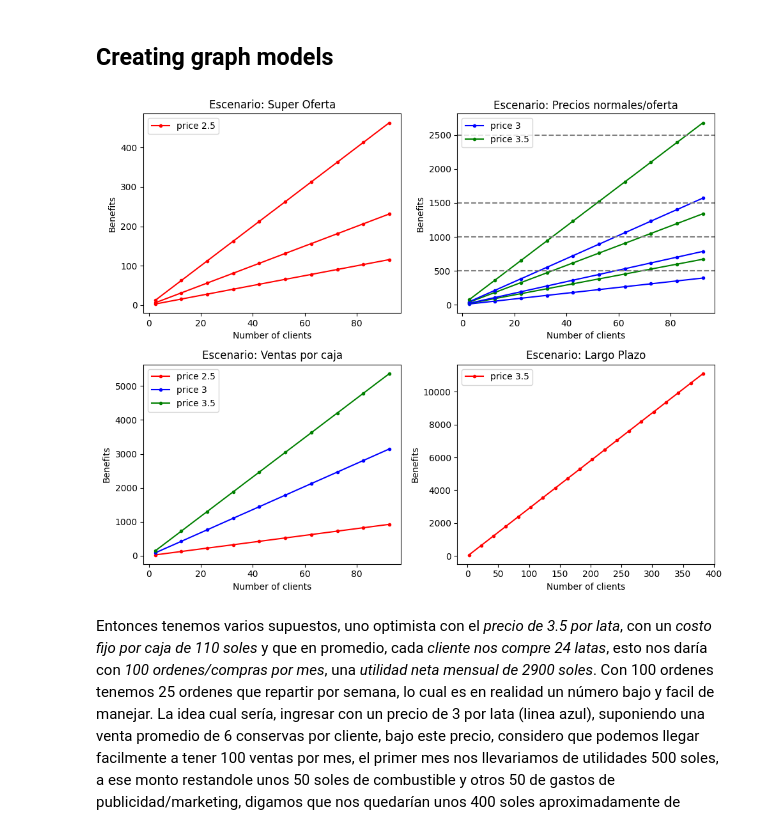
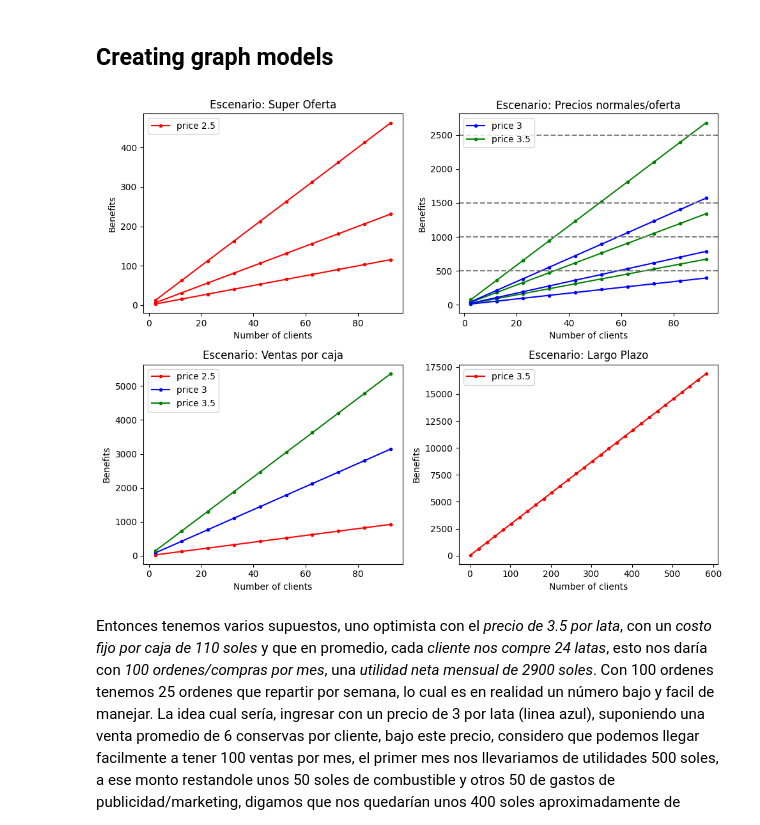
Before and after one commit to chopper210397/Lydemar, a Jupyter notebook: eda_lima_business_case.ipynb, the cells around one changed output. Saved outputs shown, nothing was run; the diff lists cells and outputs as text; code cells hidden in the pictures.

```diff
--- a/eda_lima_business_case.ipynb
+++ b/eda_lima_business_case.ipynb
@@ -72,36 +72,36 @@ plt.axhline(y = 2500, color = 'gray', linestyle = 'dashed')
 
 # THIRD PLOT
 plt.subplot(2, 2, 3)
 plt.plot(number_clients, benefit(number_clients , 0 , 3) , marker="." , color = 'red' , label = 'price 2.5' )
 plt.plot(number_clients, benefit(number_clients , 1 , 3) , marker="." , color = 'blue' , label = 'price 3'  )
 plt.plot(number_clients, benefit(number_clients , 2 , 3) , marker="." , color = 'green' , label = 'price 3.5' )
 plt.xlabel("Number of clients")
 plt.ylabel("Benefits")
 plt.title("Escenario: Ventas por caja")
 plt.legend()
 # plt.annotate('FIRST LINE indicate an scenario where people buy 6 cans per order' +
 #             '\nSECOND LINE indicate an scenario where people order 12 cans each time' +
 #             '\nTHIRD LINE indicate an scenario where people order 24 cans each time' +
 #             '\nFirst line is on the botton, second in the middle and third line is on top.', xy = (0,-1), xycoords='axes fraction')
 
 # FOURTH PLOT
 plt.subplot(2, 2, 4)
-plt.plot(np.arange(prices[0], 400 , 20),
-          benefit(np.arange(prices[0], 400 , 20) ,
+plt.plot(np.arange(prices[0], 600 , 20),
+          benefit(np.arange(prices[0], 600 , 20) ,
                    2 ,
                      2) ,
             marker="." ,
               color = 'red' ,
                 label = 'price 3.5' )
 plt.xlabel("Number of clients")
 plt.ylabel("Benefits")
 plt.title("Escenario: Largo Plazo")
 plt.legend()
 
 plt.tight_layout()
 plt.show()
 # %% [output]
-[figure, old version]
+[figure, new version]
 # %% [markdown]
 Entonces tenemos varios supuestos, uno optimista con el *precio de 3.5 por lata*, con un *costo fijo por caja de 110 soles* y que en promedio, cada *cliente nos compre 24 latas*,
 esto nos daría con *100 ordenes/compras por mes*, una *utilidad neta mensual de 2900 soles*. Con 100 ordenes tenemos 25 ordenes que repartir por semana, lo cual es en realidad un número bajo y facil de manejar.
```
